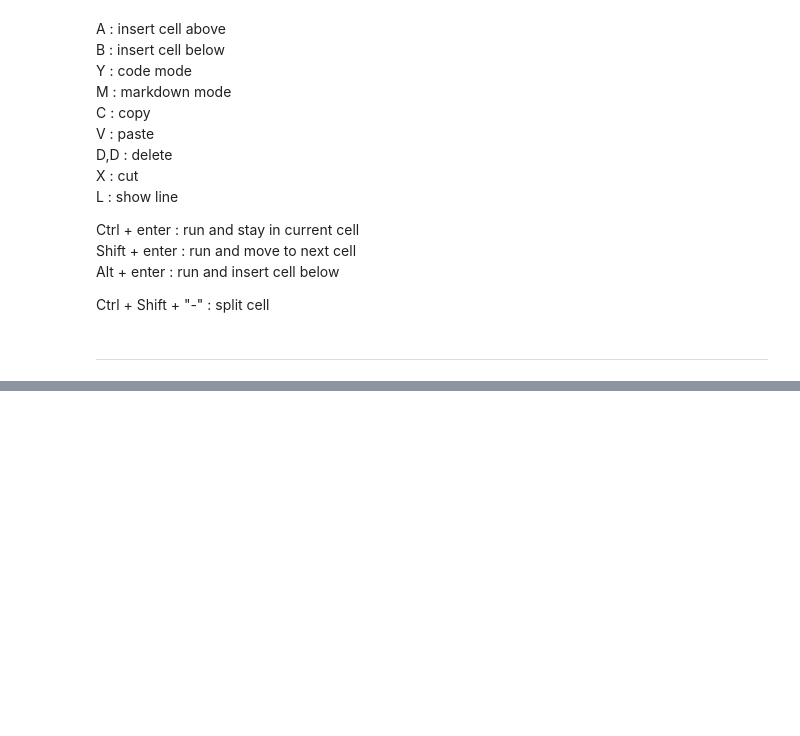
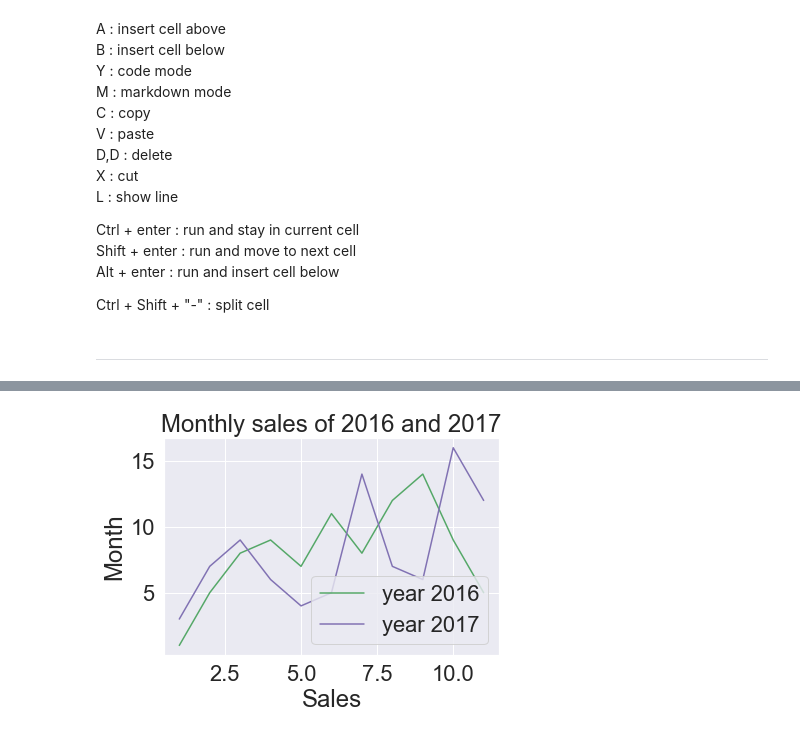
Before and after one commit to haocloo/USM_CS, a Jupyter notebook: CPC152/lecture_notes.ipynb, the cells around one changed output, grey strips where cells are left out. Saved outputs shown, nothing was run; the diff lists cells and outputs as text; code cells hidden in the pictures; blank space fills up the shorter version.

```diff
--- a/CPC152/lecture_notes.ipynb
+++ b/CPC152/lecture_notes.ipynb
@@ -66,0 +53,22 @@ plt.show()
+# %%
+sales1 = [1, 5, 8, 9, 7, 11, 8, 12, 14, 9, 5]
+sales2 = [3, 7, 9, 6, 4, 5, 14, 7, 6, 16, 12]
+
+# line_chart1 = plt.plot(sales1)
+# line_chart2 = plt.plot(sales2)
+
+# line_chart1 = plt.plot(range(1,12), sales1,'--')   #range of x-axis
+# line_chart2 = plt.plot(range(1,12), sales2,':')
+
+line_chart1 = plt.plot(range(1,12), sales1,'g')
+line_chart2 = plt.plot(range(1,12), sales2,'m')
+
+plt.title('Monthly sales of 2016 and 2017')
+plt.xlabel('Sales')
+plt.ylabel('Month')
+plt.legend(['year 2016', 'year 2017'], loc=4) #legend inside the plot
+# plt.legend(['year 2016', 'year 2017'], bbox_to_anchor=(1.6, 0.6), loc=4) #legend outside the plot
+
+plt.show()
+# %% [output]
+[figure, added]
```
Also changed, not shown: parts of 21 cells of this notebook.
